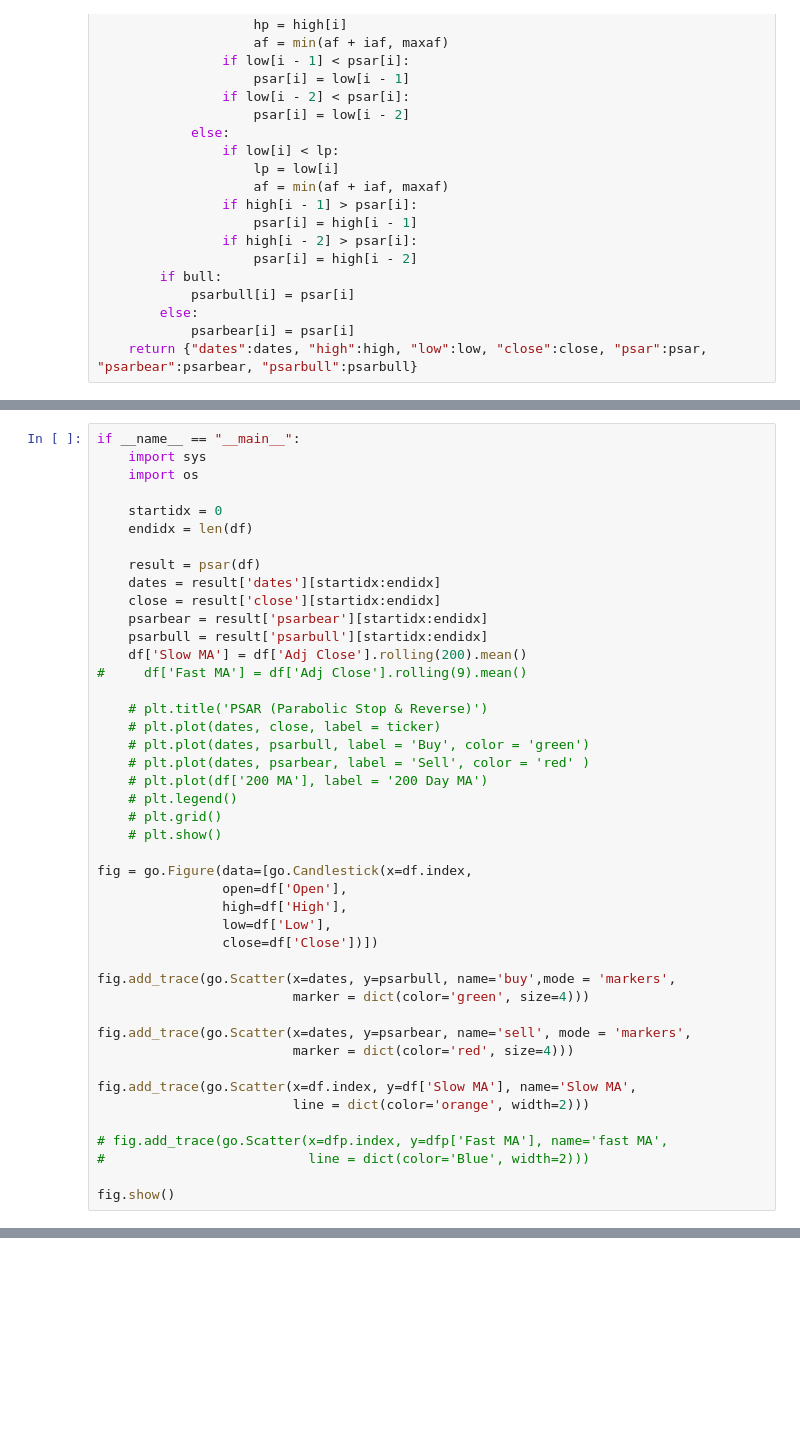
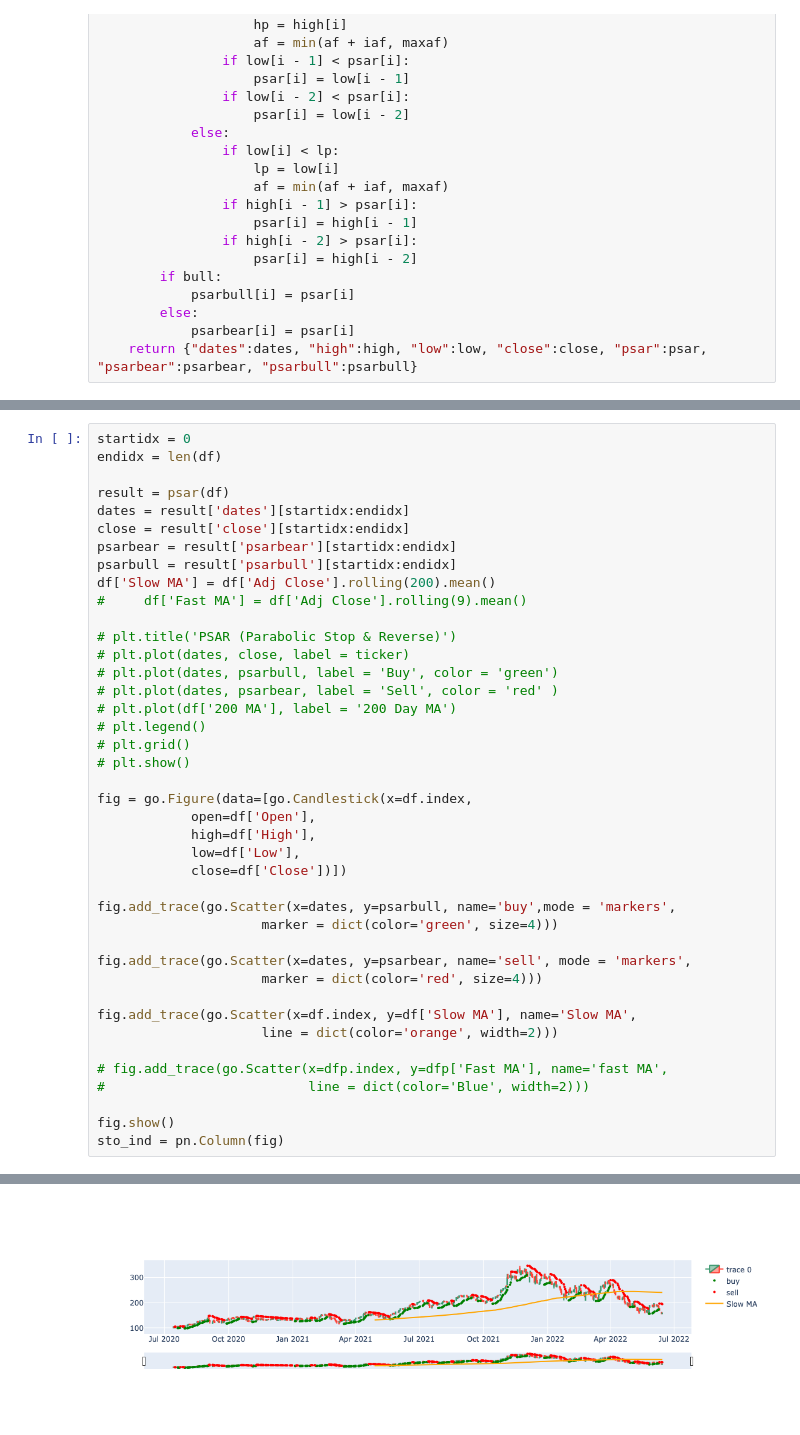
Before and after one commit to satishsurath/Universe-of-Investments, a Jupyter notebook: DebuggingCode/PSAR_MA_Strategy.ipynb, the cells around one changed output, grey strips where cells are left out. Saved outputs shown, nothing was run; the diff lists cells and outputs as text; blank space fills up the shorter version.

```diff
--- a/DebuggingCode/PSAR_MA_Strategy.ipynb
+++ b/DebuggingCode/PSAR_MA_Strategy.ipynb
@@ -85,45 +139,42 @@ def psar(df, iaf = 0.02, maxaf = 0.2):
 # %%
-if __name__ == "__main__":
-    import sys
-    import os
+startidx = 0
+endidx = len(df)
 
-    startidx = 0
-    endidx = len(df)
-
-    result = psar(df)
-    dates = result['dates'][startidx:endidx]
-    close = result['close'][startidx:endidx]
-    psarbear = result['psarbear'][startidx:endidx]
-    psarbull = result['psarbull'][startidx:endidx]
-    df['Slow MA'] = df['Adj Close'].rolling(200).mean()
+result = psar(df)
+dates = result['dates'][startidx:endidx]
+close = result['close'][startidx:endidx]
+psarbear = result['psarbear'][startidx:endidx]
+psarbull = result['psarbull'][startidx:endidx]
+df['Slow MA'] = df['Adj Close'].rolling(200).mean()
 #     df['Fast MA'] = df['Adj Close'].rolling(9).mean()
 
-    # plt.title('PSAR (Parabolic Stop & Reverse)')
-    # plt.plot(dates, close, label = ticker)
-    # plt.plot(dates, psarbull, label = 'Buy', color = 'green')
-    # plt.plot(dates, psarbear, label = 'Sell', color = 'red' )
-    # plt.plot(df['200 MA'], label = '200 Day MA')
-    # plt.legend()
-    # plt.grid()
-    # plt.show()
+# plt.title('PSAR (Parabolic Stop & Reverse)')
+# plt.plot(dates, close, label = ticker)
+# plt.plot(dates, psarbull, label = 'Buy', color = 'green')
+# plt.plot(dates, psarbear, label = 'Sell', color = 'red' )
+# plt.plot(df['200 MA'], label = '200 Day MA')
+# plt.legend()
+# plt.grid()
+# plt.show()
 
 fig = go.Figure(data=[go.Candlestick(x=df.index,
-                open=df['Open'],
-                high=df['High'],
-                low=df['Low'],
-                close=df['Close'])])
+            open=df['Open'],
+            high=df['High'],
+            low=df['Low'],
+            close=df['Close'])])
 
 fig.add_trace(go.Scatter(x=dates, y=psarbull, name='buy',mode = 'markers',
-                         marker = dict(color='green', size=4)))
+                     marker = dict(color='green', size=4)))
 
 fig.add_trace(go.Scatter(x=dates, y=psarbear, name='sell', mode = 'markers',
-                         marker = dict(color='red', size=4)))
+                     marker = dict(color='red', size=4)))
 
 fig.add_trace(go.Scatter(x=df.index, y=df['Slow MA'], name='Slow MA',
-                         line = dict(color='orange', width=2)))
+                     line = dict(color='orange', width=2)))
 
 # fig.add_trace(go.Scatter(x=dfp.index, y=dfp['Fast MA'], name='fast MA',
 #                          line = dict(color='Blue', width=2)))
 
 fig.show()
+sto_ind = pn.Column(fig)
 # %% [output]
@@ -131,0 +181 @@ fig.show()
+[figure, added]
```
Also changed, not shown: parts of 3 cells of this notebook, 2 other files.
